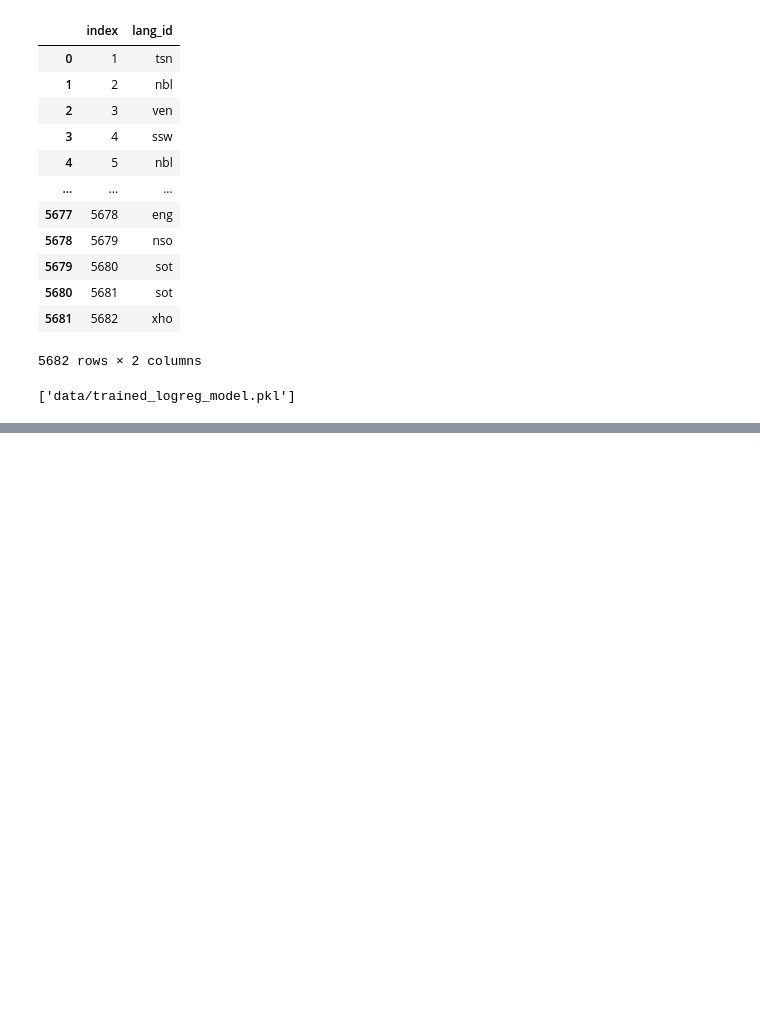
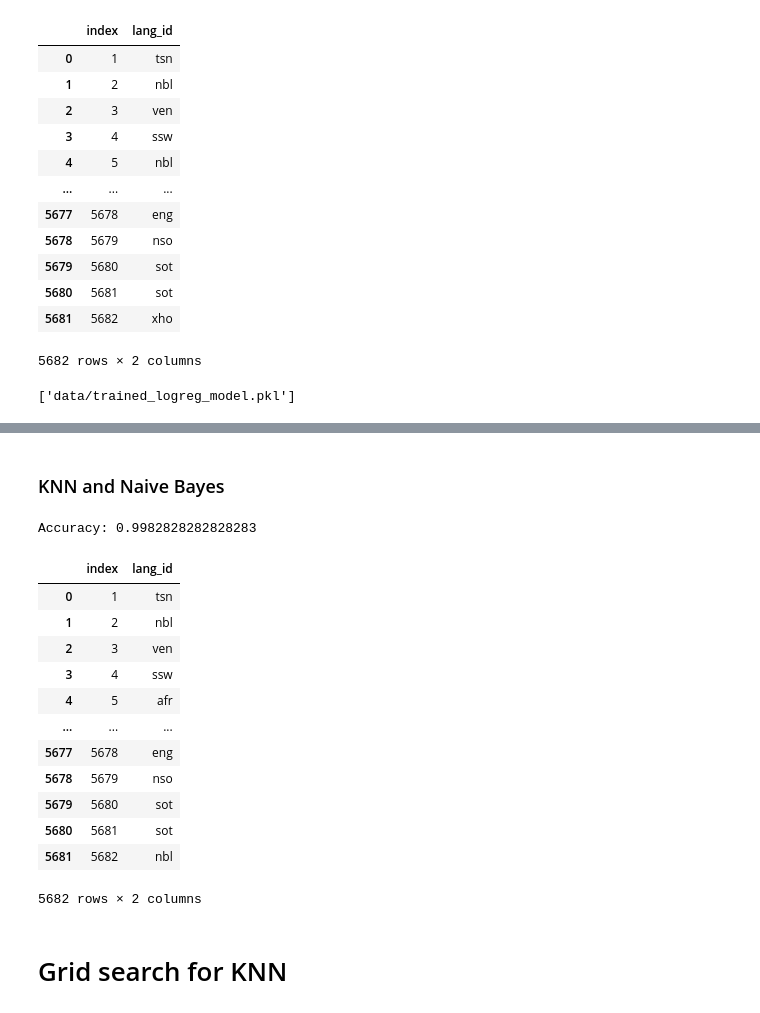
Before and after one commit to deolabeeb/South_African_Language_Identification_Hack_2023, a Jupyter notebook: EDA_and_Modelling.ipynb, the cells around one changed output, grey strips where cells are left out. Drawn from its saved outputs; the diff is of its cells as text; code cells hidden in the pictures; blank space fills up the shorter version.

Commit message:
Using Naive Bayes Model

```diff
--- a/EDA_and_Modelling.ipynb
+++ b/EDA_and_Modelling.ipynb
@@ -271,0 +278,4 @@ joblib.dump(model, 'data/trained_logreg_model.pkl')
+# %%
+# Clean and transform the test data
+df_test = pd.read_csv("data/cleaned_test_data.csv")
+df_test.head()
@@ -271,0 +345,2 @@ joblib.dump(model, 'data/trained_logreg_model.pkl')
+# %% [markdown]
+### KNN and Naive Bayes
@@ -271,0 +351,51 @@ joblib.dump(model, 'data/trained_logreg_model.pkl')
+# %%
+# Split the data into training and testing sets
+X_train, X_test, y_train, y_test = train_test_split(df_train['text'], df_train['lang_id'], test_size=0.3, random_state=42)
+
+# Vectorize the text data
+vectorizer = TfidfVectorizer()
+X_train_vectorized = vectorizer.fit_transform(X_train)
+
+# Create and train the Multinomial Naive Bayes classifier
+naive_bayes = MultinomialNB()
+naive_bayes.fit(X_train_vectorized, y_train)
+
+# Evaluate the classifier on the test set
+X_test_vectorized = vectorizer.transform(X_test)
+accuracy = naive_bayes.score(X_test_vectorized, y_test)
+
+print("Accuracy:", accuracy)
+# %% [output]
+Accuracy: 0.9982828282828283
+# %%
+# Convert text data into numerical representation
+X_test_final = vectorizer.transform(df_test['text'])
+
+# Make predictions on the test data
+y_pred_test = naive_bayes.predict(X_test_final)
+
+# Create a DataFrame for submission
+submission_4 = df_test[['index']].copy()
+submission_4['lang_id'] = y_pred_test
+submission_4.columns = ['index', 'lang_id']
+
+# Save the submission DataFrame to a CSV file
+submission_4.to_csv('data/submission_4.csv', index=False)
+# %%
+submission_4
+# %% [output]
+|  | index | lang_id |
+| 0 | 1 | tsn |
+| 1 | 2 | nbl |
+| 2 | 3 | ven |
+| 3 | 4 | ssw |
+| 4 | 5 | afr |
+| ... | ... | ... |
+| 5677 | 5678 | eng |
+| 5678 | 5679 | nso |
+| 5679 | 5680 | sot |
+| 5680 | 5681 | sot |
+| 5681 | 5682 | nbl |
+5682 rows × 2 columns
+# %% [markdown]
+# Grid search for KNN
```
Also changed, not shown: parts of 13 cells of this notebook, 5 other files.
